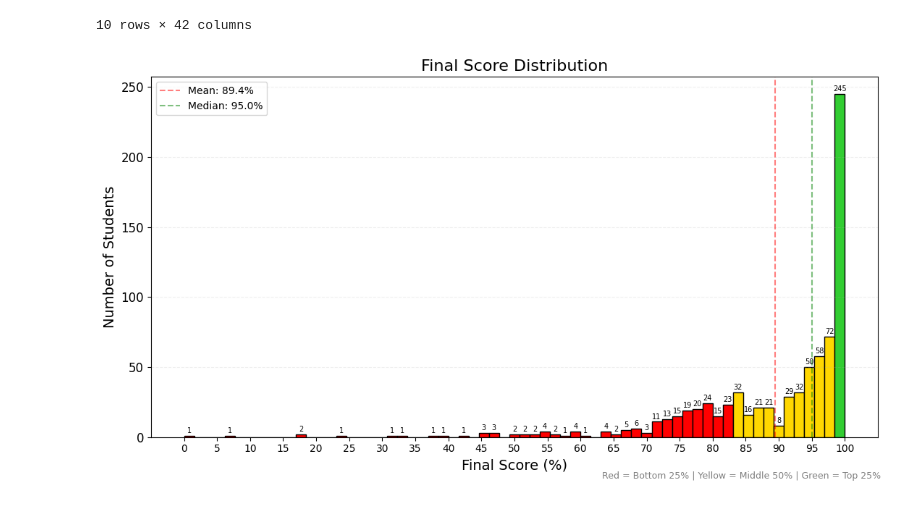
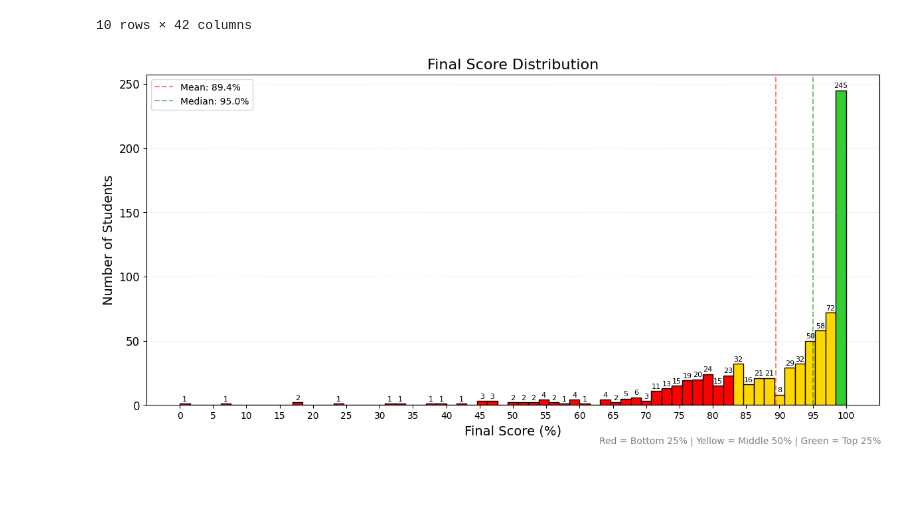
Before and after one commit to akioazevedo/student_analysis, a Jupyter notebook: Analysis.ipynb, the cells around one changed output. Saved outputs shown, nothing was run; the diff lists cells and outputs as text; code cells hidden in the pictures.

```diff
--- a/Analysis.ipynb
+++ b/Analysis.ipynb
@@ -44,7 +44,7 @@ mean_score = df['Final Score'].mean()
 median_score = df['Final Score'].median()
 
 #lot histogram
-plt.figure(figsize=(11, 6))
+plt.figure(figsize=(12, 6))
 counts, bins, patches = plt.hist(df['Final Score'], bins=65, edgecolor='black')
 
 #Color bars by 3 bins
@@ -59,34 +59,34 @@ for patch, left_edge in zip(patches, bins[:-1]):
         patch.set_facecolor('limegreen')  # High
 
 # Bar labels
 for count, patch in zip(counts, patches):
     if count > 0:
         offset = 2 if count < 50 else 2 if count < 150 else 2
         plt.text(patch.get_x() + patch.get_width() / 2,
                  count + offset,
                  str(int(count)),
                  ha='center',
-                 fontsize=7)
+                 fontsize=8)
 
 # Reference lines
 plt.axvline(mean_score, color='red', linewidth=1.5, linestyle='--', alpha=0.5, label=f'Mean: {mean_score:.1f}%')
 plt.axvline(median_score, color='green', linewidth=1.5, linestyle='--', alpha=0.5, label=f'Median: {median_score:.1f}%')
 
 #Titles and layout
 plt.title('Final Score Distribution', fontsize=16)
 plt.xlabel('Final Score (%)', fontsize=14)
 plt.ylabel('Number of Students', fontsize=14)
 plt.xticks(range(0, 101, 5))
 plt.yticks(fontsize=12)
 plt.grid(axis='y', linestyle='--', alpha=0.2)
 plt.legend()
 plt.tight_layout()
 
 #footer
 plt.figtext(0.99, 0.01, "Red = Bottom 25% | Yellow = Middle 50% | Green = Top 25%",
-            ha='right', fontsize=9, color='gray')
+            ha='right', fontsize=10, color='gray')
 
-plt.savefig("plots/final_score_3quartiles.png")
+plt.savefig("plots/final_scores.png")
 plt.show()
 # %% [output]
-[figure, old version]
+[figure, new version]
```
Also changed, not shown: 1 other file.
